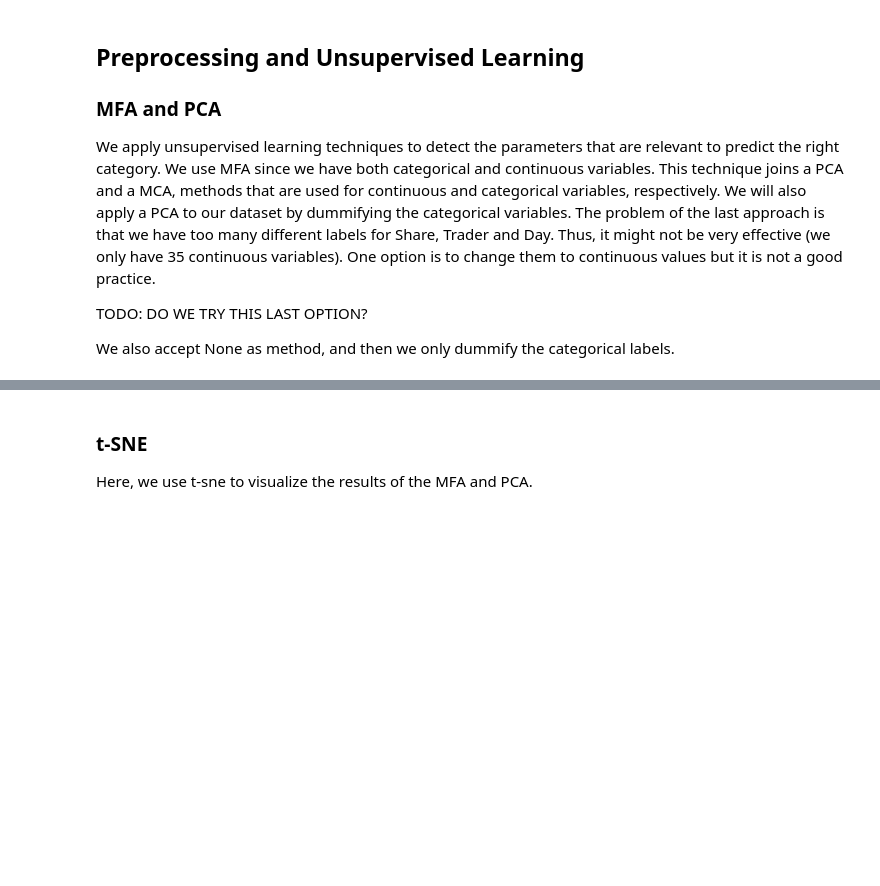
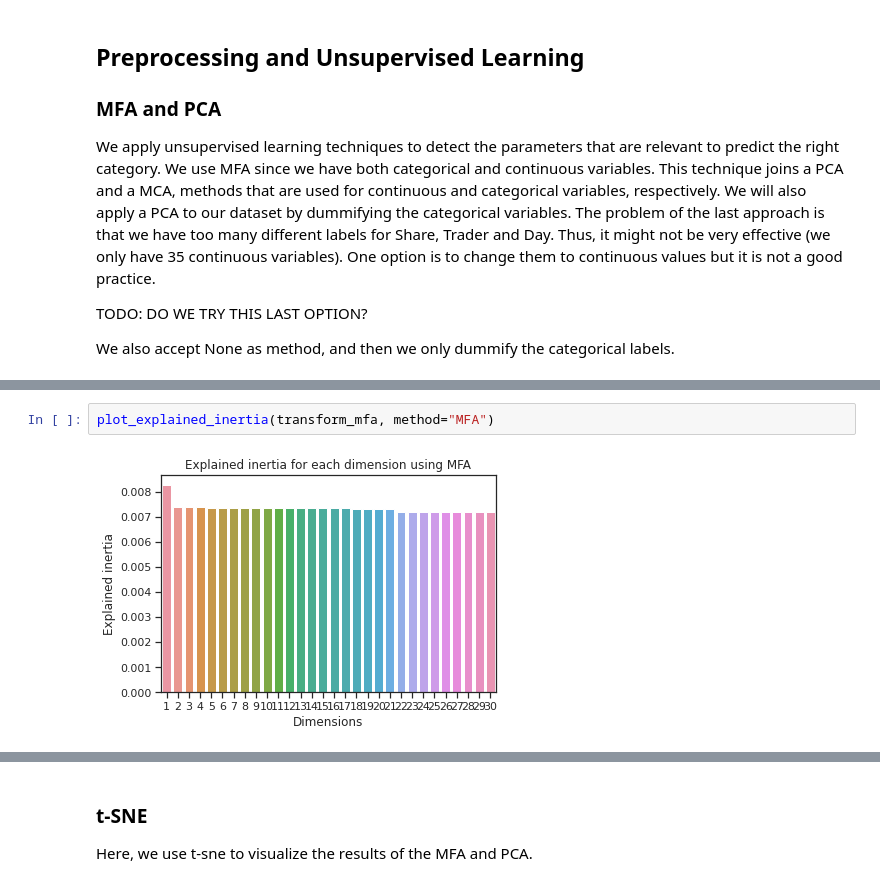
Before and after one commit to aliciafmachado/amf-challenge, a Jupyter notebook: Project_INF569.ipynb, the cells around one changed output, grey strips where cells are left out. Saved outputs shown, nothing was run; the diff lists cells and outputs as text; blank space fills up the shorter version.

```diff
--- a/Project_INF569.ipynb
+++ b/Project_INF569.ipynb
@@ -246,0 +240,4 @@ plot_embedding_space(X_emb_pca, train_y_df, method='PCA')
+# %%
+plot_explained_inertia(transform_mfa, method="MFA")
+# %% [output]
+[figure, added]
```
Also changed, not shown: parts of 14 cells of this notebook.
